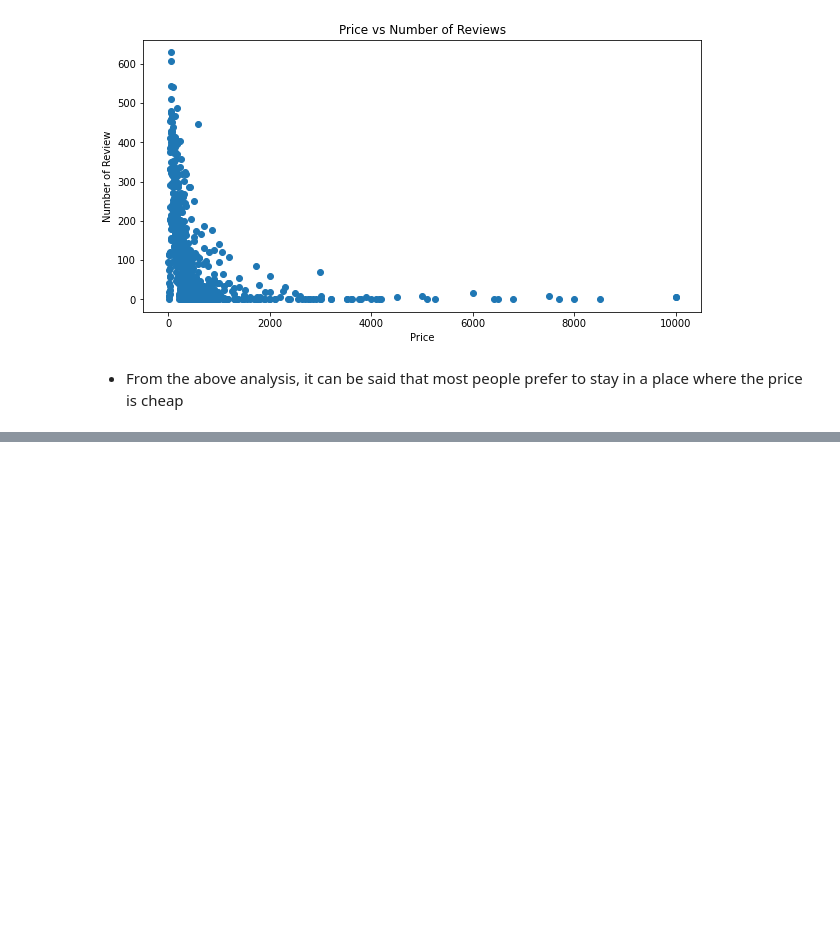
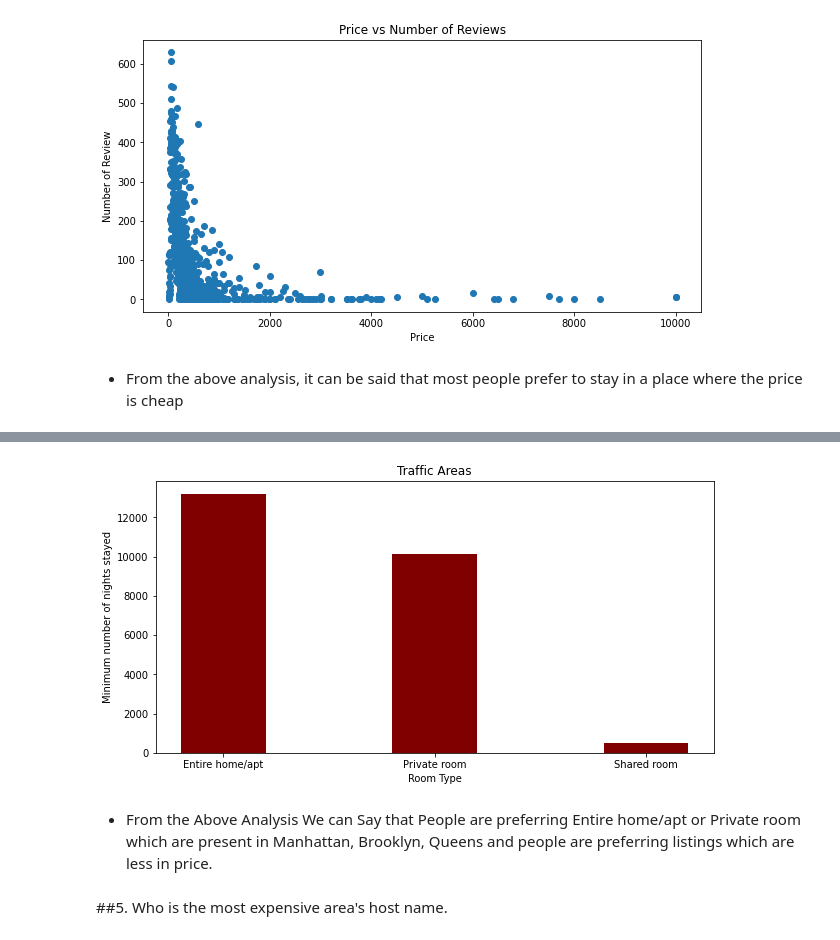
Before and after one commit to yashwany/EDA-Capstone-Project-on-Airbnb, a Jupyter notebook: EDA_Capstone_Project_on_Airbnb.ipynb, the cells around one changed output, grey strips where cells are left out. Saved outputs shown, nothing was run; the diff lists cells and outputs as text; code cells hidden in the pictures; blank space fills up the shorter version.

```diff
--- a/EDA_Capstone_Project_on_Airbnb.ipynb
+++ b/EDA_Capstone_Project_on_Airbnb.ipynb
@@ -386,0 +436,5 @@ plt.show()
+# %%
+# Getting the details of neighbourhood groups along with room type
+traffic_areas = df.groupby(['neighbourhood_group','room_type'])['minimum_nights'].count().reset_index()
+traffic_areas = traffic_areas.sort_values(by='minimum_nights', ascending=False)
+traffic_areas
@@ -386,0 +458,23 @@ plt.show()
+# %%
+# Create Bar Graph
+room_type = traffic_areas['room_type']
+stayed = traffic_areas['minimum_nights']
+
+fig = plt.figure(figsize = (10, 5))
+
+# creating the bar plot
+plt.bar(room_type, stayed, color ='maroon',
+        width = 0.4)
+
+plt.xlabel("Room Type")
+plt.ylabel("Minimum number of nights stayed")
+plt.title("Traffic Areas")
+plt.show()
+# %% [output]
+[figure, added]
+# %% [markdown]
+
+
+*   From the Above Analysis We can Say that People are preferring Entire home/apt or Private room which are present in Manhattan, Brooklyn, Queens and people are preferring listings which are less in price.
+# %% [markdown]
+##5. Who is the most expensive area's host name.
```
Also changed, not shown: parts of 13 cells of this notebook.
